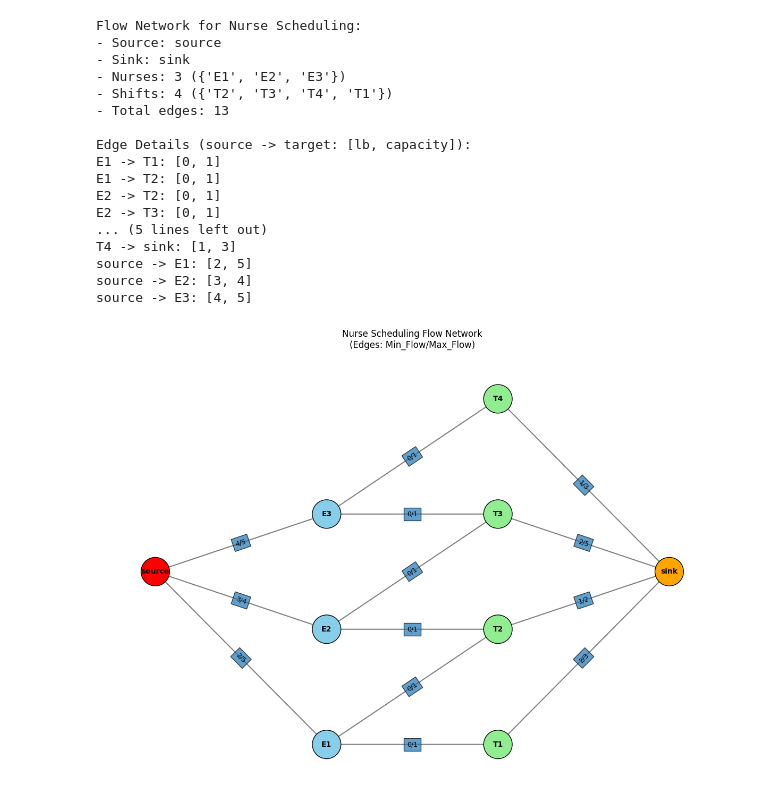
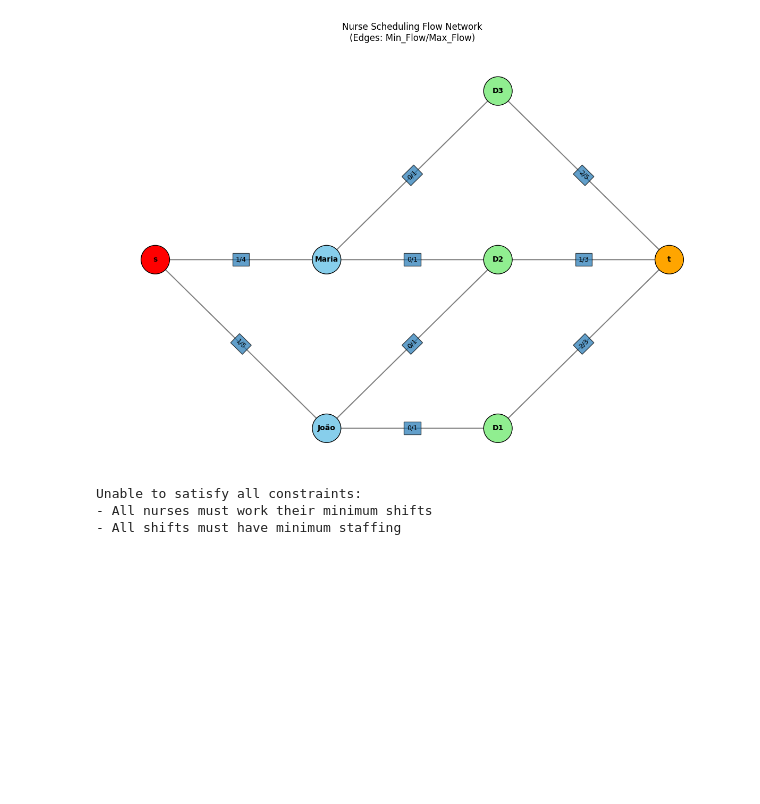
Before and after one commit to romuloAMR/NSP, a Jupyter notebook: src/main.ipynb, the cells around one changed output. Saved outputs shown, nothing was run; the diff lists cells and outputs as text; code cells hidden in the pictures; blank space fills up the shorter version.

```diff
--- a/src/main.ipynb
+++ b/src/main.ipynb
@@ -1,38 +1,25 @@
 # %%
 from nsp_solver import NurseScheduling
 # %%
-enfermeiras = ["E1", "E2", "E3"]
-limite_plantoes_por_enfermeiro = [(2,5), (3,4), (4,5)]
-turnos = ["T1", "T2", "T3", "T4"]
-limite_enfermeiros_por_turno = [(2,3), (1,2), (2,5), (1,3)]
-arcos = [("E1", "T1"), ("E1", "T2"), ("E2", "T2"), ("E2", "T3"), ("E3", "T3"), ("E3", "T4")]
+enfermeiros = ["João", "Maria"]
+limite_plantoes_por_enfermeiro = [(1,5), (1,4)]
+turnos = ["D1", "D2", "D3"]
+limite_enfermeiros_por_turno = [(2,3), (1,3), (2,5)]
+arcos = [("João", "D1"), ("João", "D2"), ("Maria", "D2"), ("Maria", "D3")]
 
 scheduler = NurseScheduling(
-    nurses=enfermeiras,
+    nurses=enfermeiros,
     shifts=turnos,
     edges=arcos,
     nurse_limits=limite_plantoes_por_enfermeiro,
     shift_limits=limite_enfermeiros_por_turno
 )
 
-print(scheduler.info())
+#print(scheduler.info())
 scheduler.show()
+scheduler.run()
 # %% [output]
+[figure, new version]
-Flow Network for Nurse Scheduling:
-- Source: source
-- Sink: sink
-- Nurses: 3 ({'E1', 'E2', 'E3'})
-- Shifts: 4 ({'T2', 'T3', 'T4', 'T1'})
-- Total edges: 13
-
-Edge Details (source -> target: [lb, capacity]):
-E1 -> T1: [0, 1]
-E1 -> T2: [0, 1]
-E2 -> T2: [0, 1]
-E2 -> T3: [0, 1]
-... (5 lines left out)
-T4 -> sink: [1, 3]
-source -> E1: [2, 5]
-source -> E2: [3, 4]
-source -> E3: [4, 5]
+Unable to satisfy all constraints:
+- All nurses must work their minimum shifts
+- All shifts must have minimum staffing
-[figure, old version]
```
Also changed, not shown: parts of 1 cell of this notebook, 1 other file.
